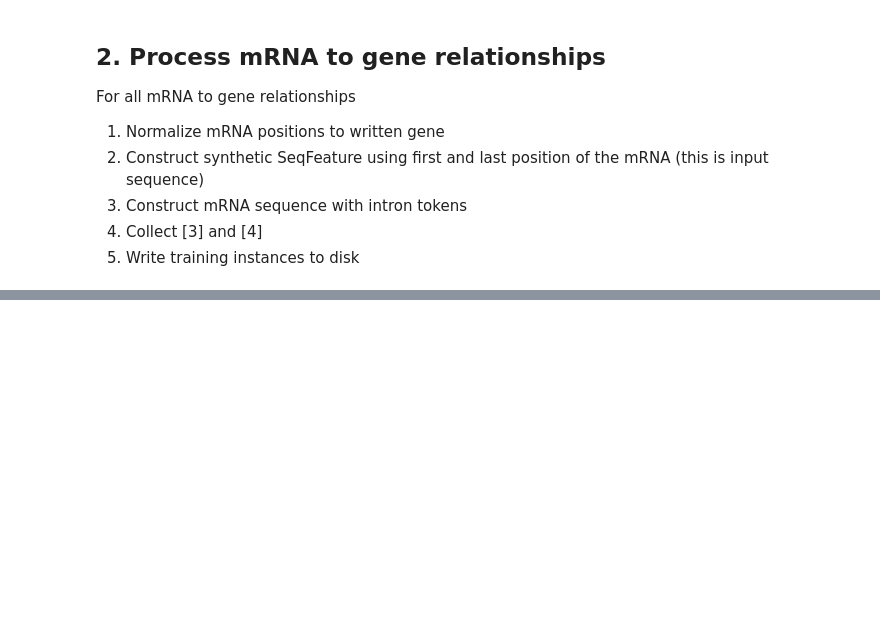
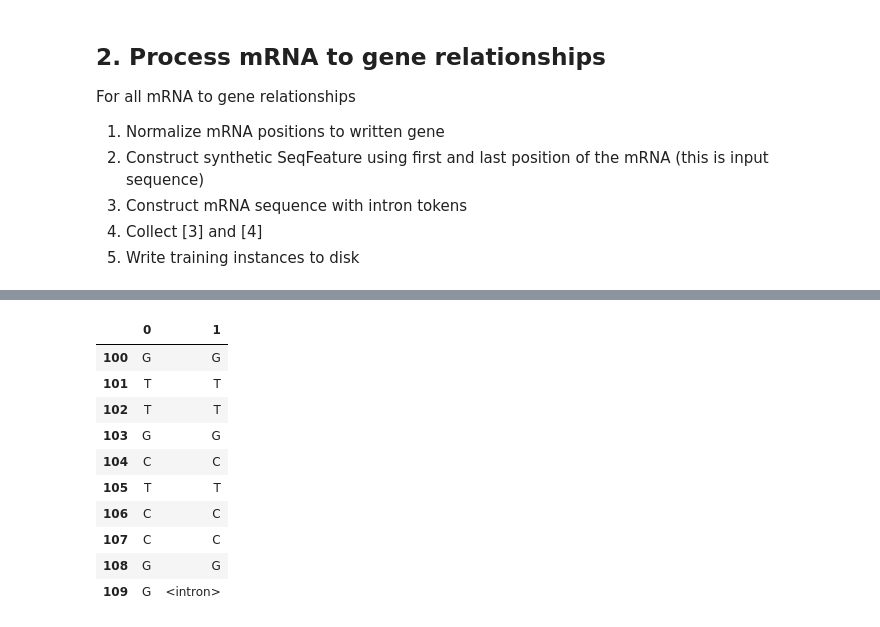
Before and after one commit to DataAndDeadlifts/main, a Jupyter notebook: nbs/01 data.transcription.ipynb, the cells around one changed output, grey strips where cells are left out. Saved outputs shown, nothing was run; the diff lists cells and outputs as text; code cells hidden in the pictures; blank space fills up the shorter version.

```diff
--- a/nbs/01 data.transcription.ipynb
+++ b/nbs/01 data.transcription.ipynb
@@ -494,0 +471,4 @@ def write_input_and_target_sequences():
+# %%
+#| hide
+example_input_sequence = get_input_sequence(example_mrna, example_gene_record)
+len(example_input_sequence)
@@ -494,0 +512,27 @@ def write_input_and_target_sequences():
+# %%
+#| export
+def get_target_sequence(
+        mrna_tup: tuple[int, SeqFeature],
+        gene_record_tup: tuple[tuple[int, int], SeqRecord],
+        input_sequence: list[str],
+        intron_token: str = "<intron>",
+        debug: bool = False
+        ) -> list[str]:
+    "Get the mRNA sequence with introns inserted."
+    target_sequence = input_sequence[:]
+    intron_positions = get_mrna_intron_positions(mrna_tup, gene_record_tup)
+    if debug: print("There are ", len(intron_positions), " introns")
+    for i_start, i_end in intron_positions:
+        # Get the size of the intron
+        i_size = i_end - i_start
+        if debug: print("START: ", i_start, "\tEND: ", i_end, "\tSIZE: ", i_size)
+        # Generate the intron token list
+        i_str_list = [intron_token] * i_size
+        # Get the mrna sequence
+        target_sequence[i_start: i_end] = i_str_list
+    return target_sequence
+# %%
+#| hide
+example_target_sequence = get_target_sequence(example_mrna, example_gene_record, example_input_sequence, debug=True)
+print("Target len: ", len(example_target_sequence))
+len(example_target_sequence) == len(example_input_sequence)
@@ -494,0 +568,24 @@ def write_input_and_target_sequences():
+# %%
+#| hide
+example_target_and_input_sequence = pd.concat(
+    [
+        pd.Series(example_input_sequence),
+        pd.Series(example_target_sequence)
+    ],
+    axis=1
+)
+# %%
+#| hide
+example_target_and_input_sequence.iloc[100: 110]
+# %% [output]
+|  | 0 | 1 |
+| 100 | G | G |
+| 101 | T | T |
+| 102 | T | T |
+| 103 | G | G |
+| 104 | C | C |
+| 105 | T | T |
+| 106 | C | C |
+| 107 | C | C |
+| 108 | G | G |
+| 109 | G | <intron> |
```
Also changed, not shown: parts of 63 cells of this notebook, 2 other files.
